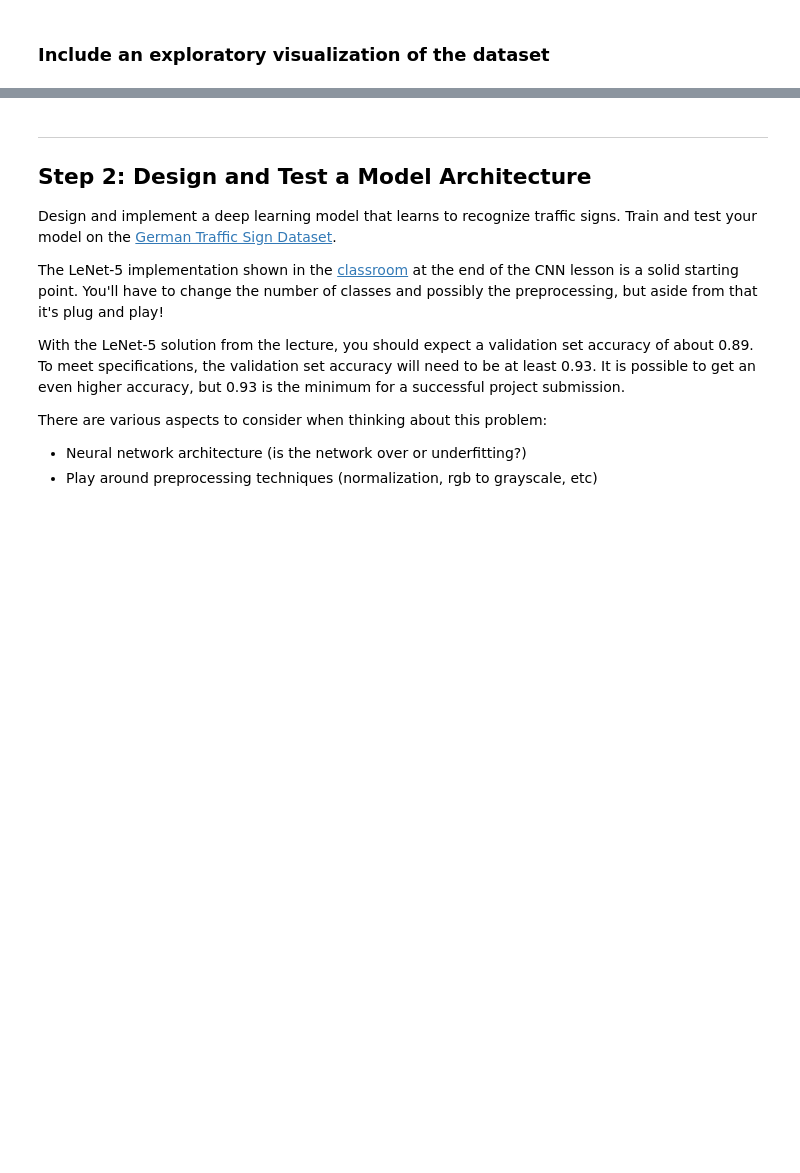
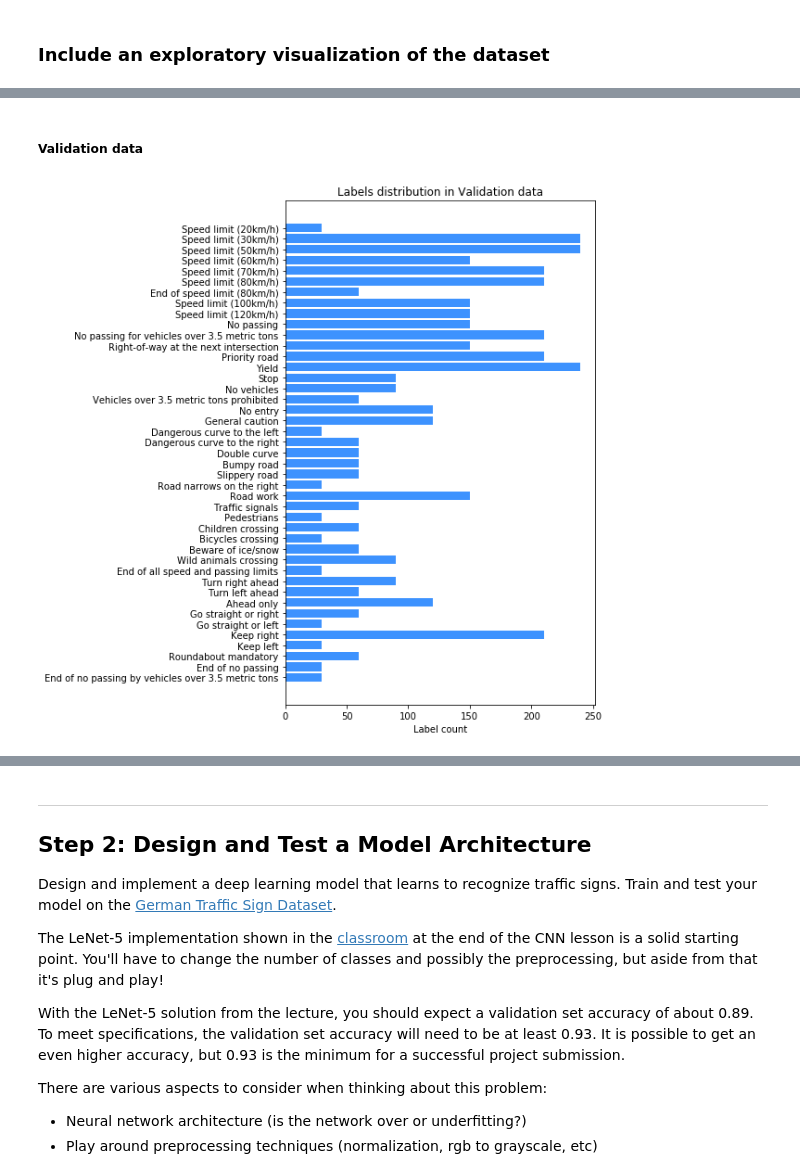
Before and after one commit to MacZel/CarND-Traffic-Sign-Classifier-Project, a Jupyter notebook: Traffic_Sign_Classifier.ipynb, the cells around one changed output, grey strips where cells are left out. Saved outputs shown, nothing was run; the diff lists cells and outputs as text; code cells hidden in the pictures; blank space fills up the shorter version.

```diff
--- a/Traffic_Sign_Classifier.ipynb
+++ b/Traffic_Sign_Classifier.ipynb
@@ -105,0 +183,18 @@ ModuleNotFoundError: No module named 'matplotlib'
+# %% [markdown]
+##### Validation data
+# %%
+fig, ax = plt.subplots()
+fig.set_figheight(10)
+y_pos = np.arange(n_classes)
+valid_labels_count = valid_labels.value_counts().sort_index()
+
+ax.barh(y_pos, valid_labels_count, align='center', color='#3D92FE')
+ax.set_yticks(y_pos)
+ax.set_yticklabels(labels_matchup_list)
+ax.invert_yaxis()
+ax.set_xlabel('Label count')
+ax.set_title('Labels distribution in Validation data')
+
+plt.show()
+# %% [output]
+[figure, added]
```
Also changed, not shown: parts of 16 cells of this notebook.
